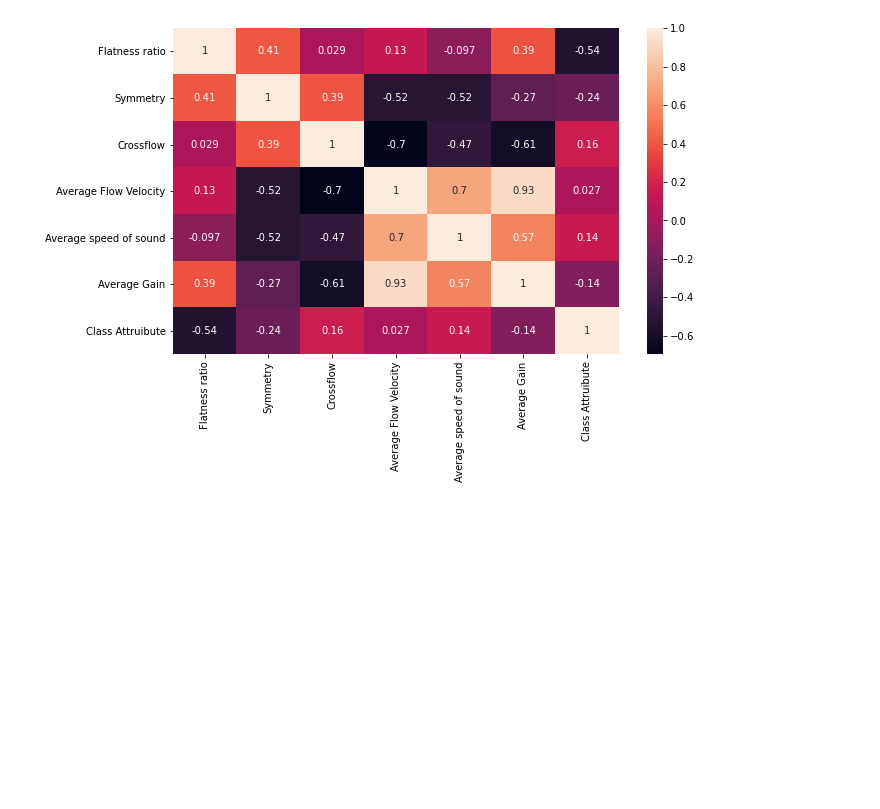
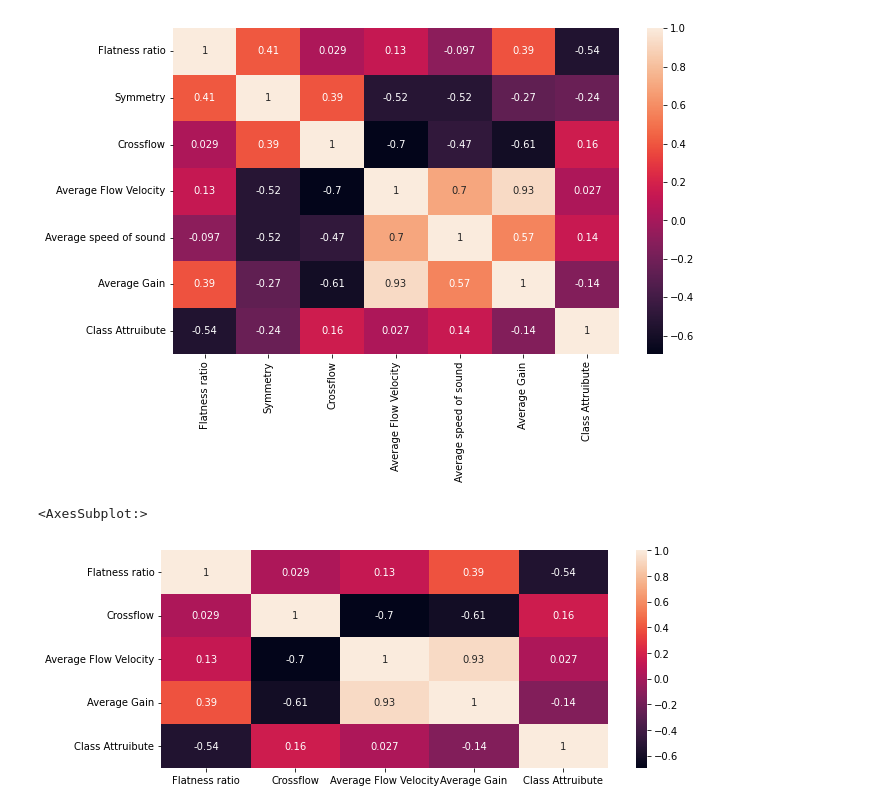
Before and after one commit to josh-huang/CSC3005-DataAnalytics-Project, a Jupyter notebook: data_cleaning_feature_importance.ipynb, the cells around one changed output. Cells and saved outputs as stored; diff of their text form; code cells hidden in the pictures; blank space fills up the shorter version.

```diff
--- a/data_cleaning_feature_importance.ipynb
+++ b/data_cleaning_feature_importance.ipynb
@@ -15,4 +15,17 @@ sns.heatmap(corrmat, annot=True)
 # %% [output]
 <AxesSubplot:>
 [figure]
+# %%
+#DROP symmtery AND AVG speed of sound
+
+tableA.drop(f'Symmetry', axis=1, inplace=True)
+tableA.drop(f'Average speed of sound', axis=1, inplace=True)
+
+corrmatA = tableA.corr() # get correlation
+plt.figure(figsize=(10,4))
+sns.heatmap(corrmatA, annot=True)
+#tableB.drop(f'Flow Velocity{i+1}', axis=1, inplace=True)
+# %% [output]
+<AxesSubplot:>
+[figure, added]
 # %%
```
Also changed, not shown: parts of 6 cells of this notebook.
